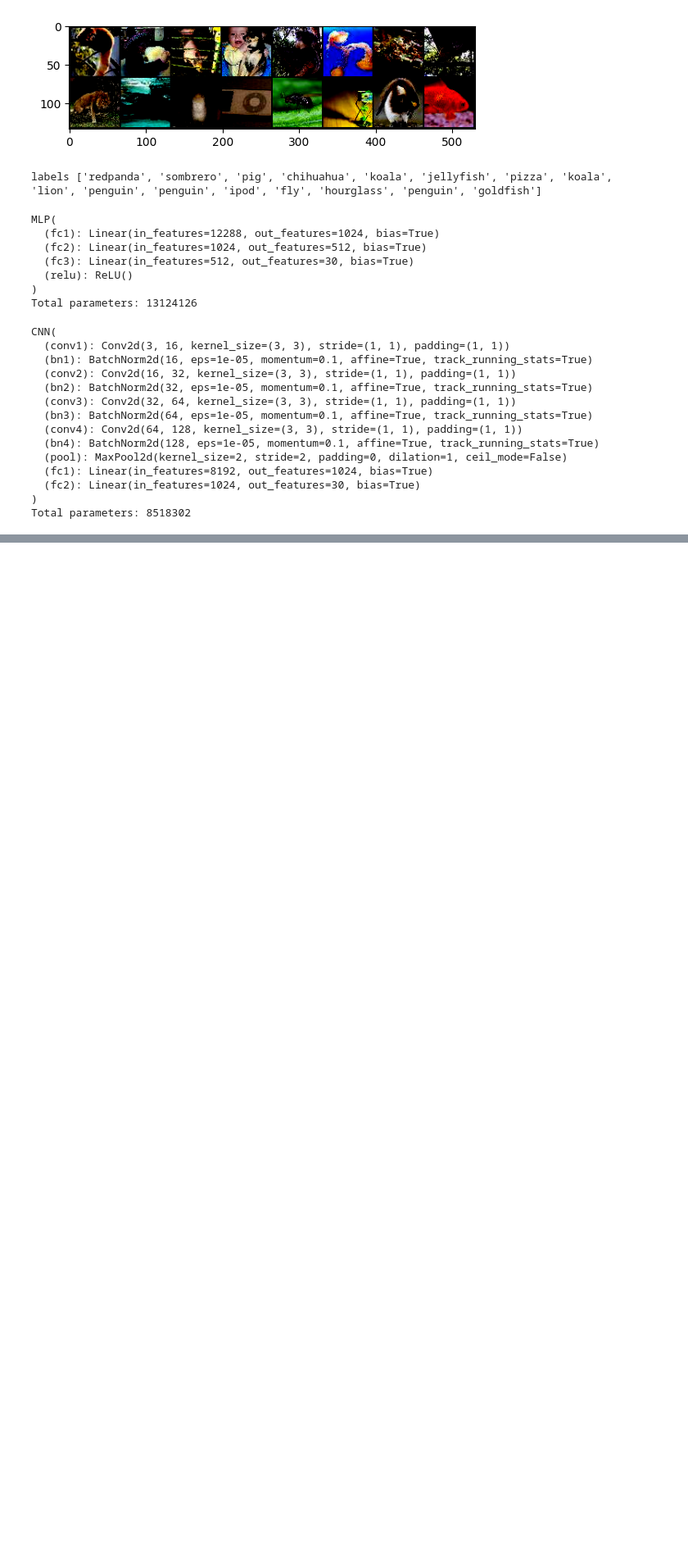
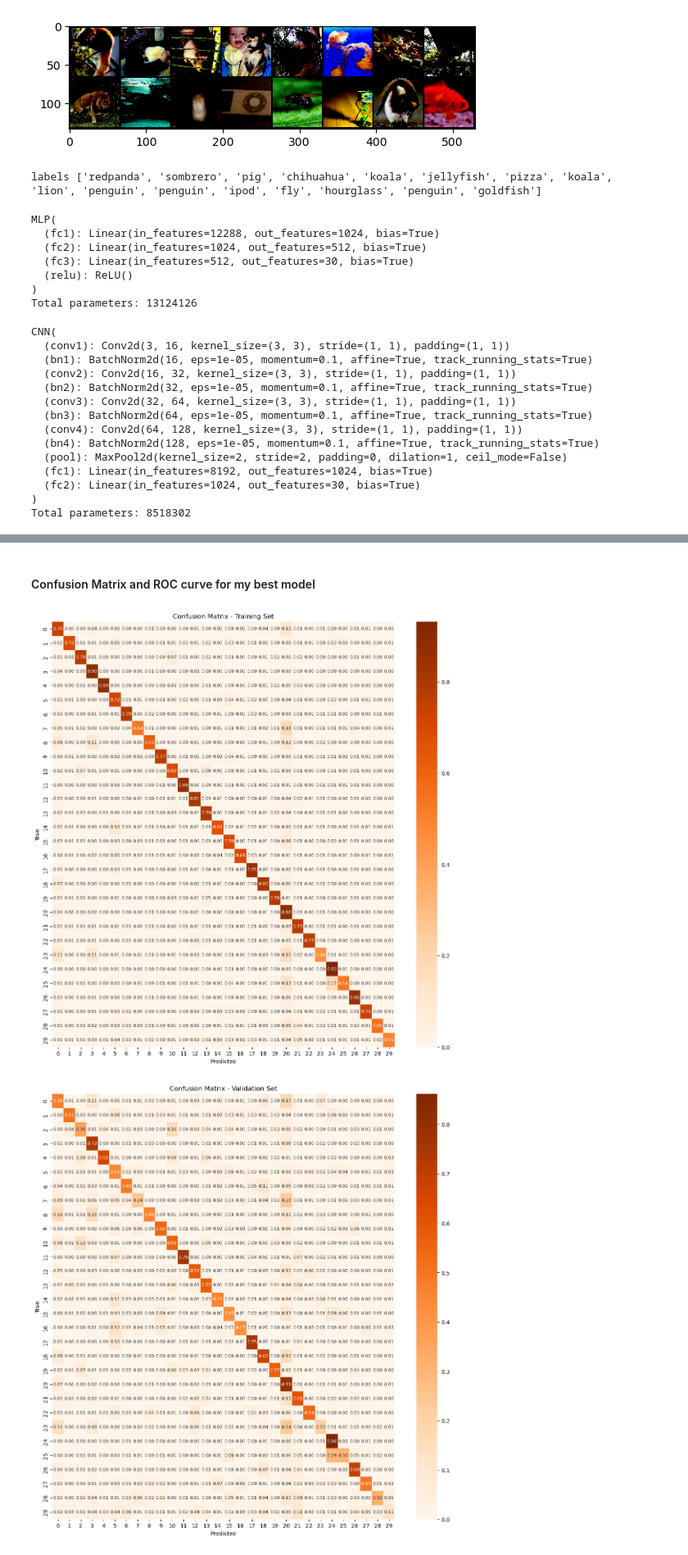
Before and after one commit to AbhAy120204/Computer-vision-image-classification-, a Jupyter notebook: image_classification.ipynb, the cells around one changed output, grey strips where cells are left out. Shown at 82% size. Saved outputs shown, nothing was run; the diff lists cells and outputs as text; code cells hidden in the pictures; blank space fills up the shorter version.

```diff
--- a/image_classification.ipynb
+++ b/image_classification.ipynb
@@ -527,2 +544,7 @@ get_conf_rocc(cnn_model, training_dataloader, validation_dataloader, class_names
+# %% [markdown]
+#### Confusion Matrix and ROC curve for my best model
 # %%
-#get_conf_rocc(cnn_dropmodel, training_dataloader, validation_dataloader, class_names)
+get_conf_rocc(cnn_dropmodel, training_dataloader, validation_dataloader, class_names)
+# %% [output]
+[figure, added]
+[figure, added]
```
Also changed, not shown: parts of 47 cells of this notebook.
